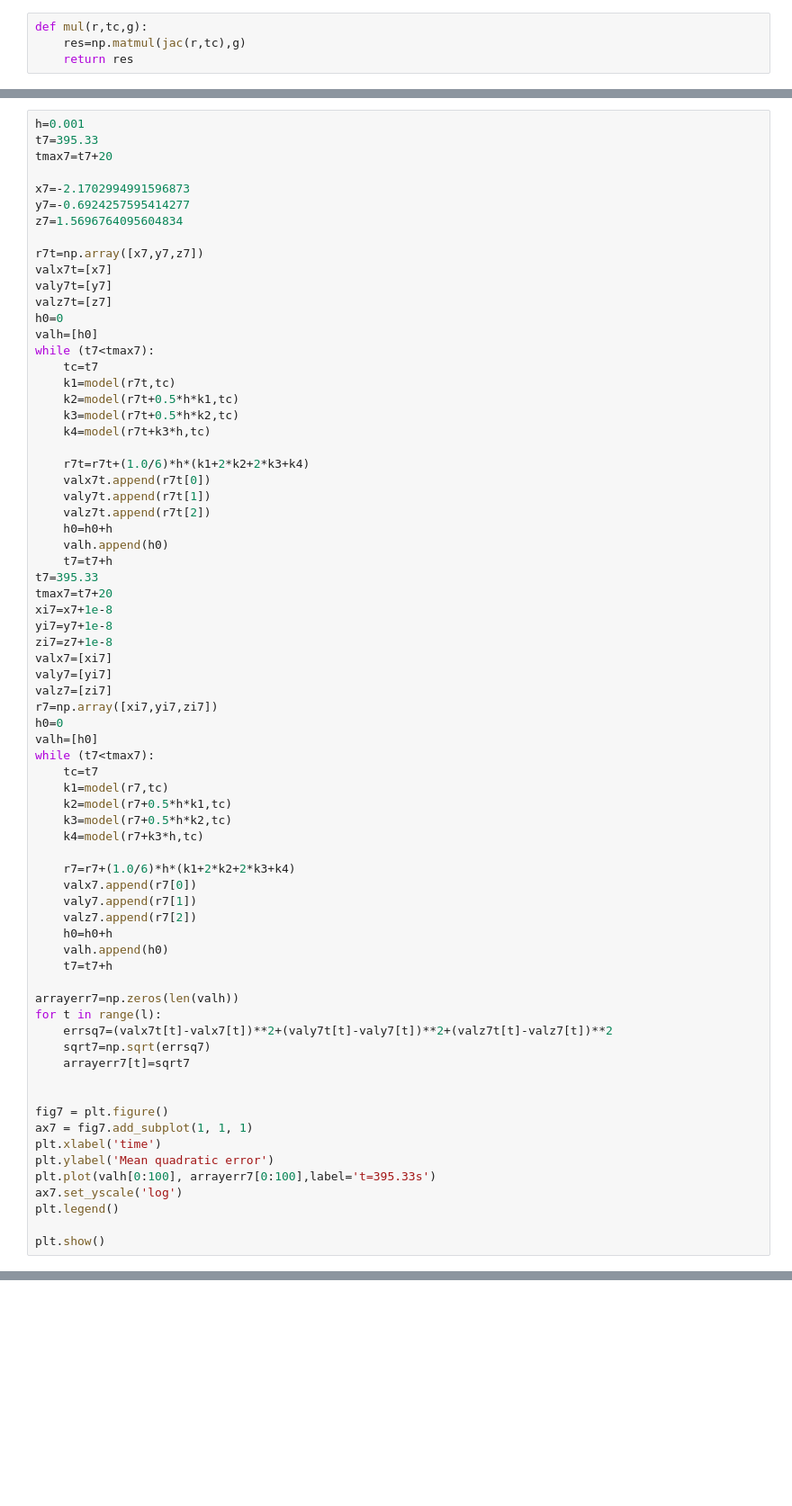
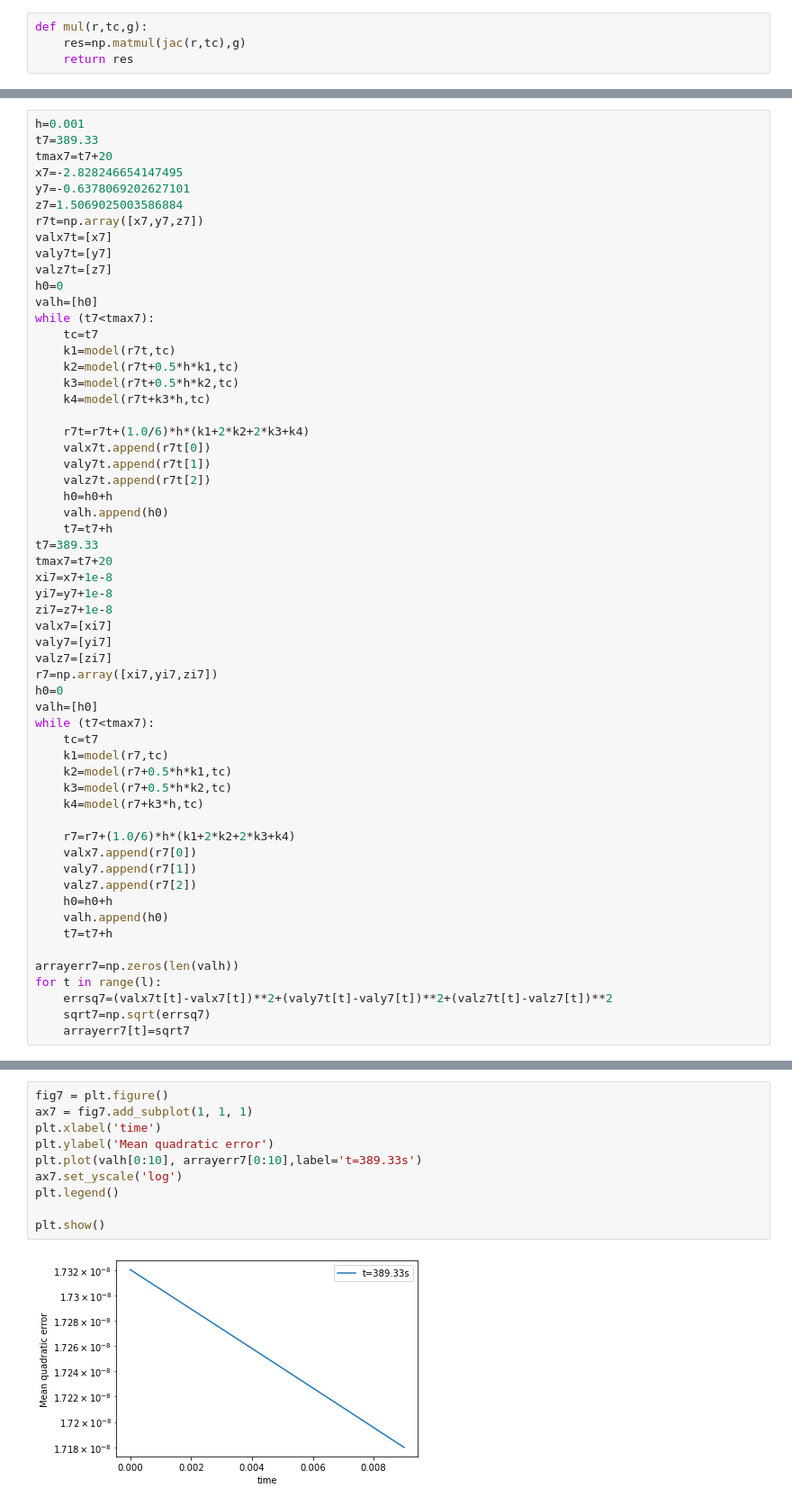
Before and after one commit to tdejardi96/Miscellaneous, a Jupyter notebook: ModelG_perturbated-maison.ipynb, the cells around one changed output, grey strips where cells are left out. Shown at 90% size. Drawn from its saved outputs; the diff is of its cells as text; blank space fills up the shorter version.

```diff
--- a/ModelG_perturbated-maison.ipynb
+++ b/ModelG_perturbated-maison.ipynb
@@ -472,12 +466,10 @@ plt.show()
 # %%
 h=0.001
-t7=395.33
+t7=389.33
 tmax7=t7+20
-
-x7=-2.1702994991596873
-y7=-0.6924257595414277
-z7=1.5696764095604834
-
+x7=-2.828246654147495
+y7=-0.6378069202627101
+z7=1.5069025003586884
 r7t=np.array([x7,y7,z7])
 valx7t=[x7]
 valy7t=[y7]
@@ -498,7 +490,7 @@ while (t7<tmax7):
     h0=h0+h
     valh.append(h0)
     t7=t7+h
-t7=395.33
+t7=389.33
 tmax7=t7+20
 xi7=x7+1e-8
 yi7=y7+1e-8
@@ -529,14 +521,3 @@ for t in range(l):
     errsq7=(valx7t[t]-valx7[t])**2+(valy7t[t]-valy7[t])**2+(valz7t[t]-valz7[t])**2
     sqrt7=np.sqrt(errsq7)
     arrayerr7[t]=sqrt7
-
-
-fig7 = plt.figure()
-ax7 = fig7.add_subplot(1, 1, 1)
-plt.xlabel('time')
-plt.ylabel('Mean quadratic error')
-plt.plot(valh[0:100], arrayerr7[0:100],label='t=395.33s')
-ax7.set_yscale('log')
-plt.legend()
-
-plt.show()
@@ -545,0 +524,12 @@ plt.show()
+# %%
+fig7 = plt.figure()
+ax7 = fig7.add_subplot(1, 1, 1)
+plt.xlabel('time')
+plt.ylabel('Mean quadratic error')
+plt.plot(valh[0:10], arrayerr7[0:10],label='t=389.33s')
+ax7.set_yscale('log')
+plt.legend()
+
+plt.show()
+# %% [output]
+[figure, added]
```
Also changed, not shown: parts of 11 cells of this notebook.
